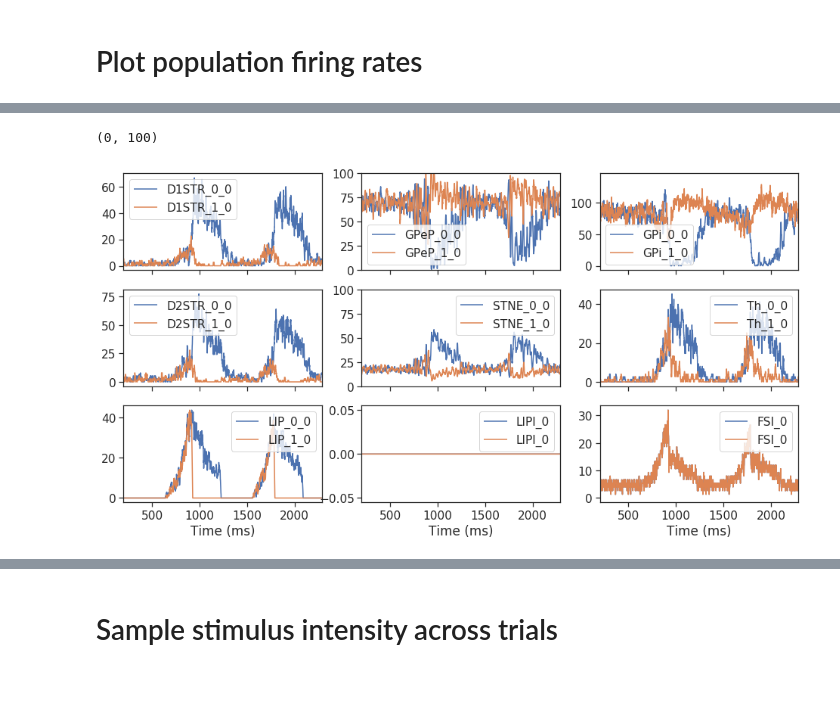
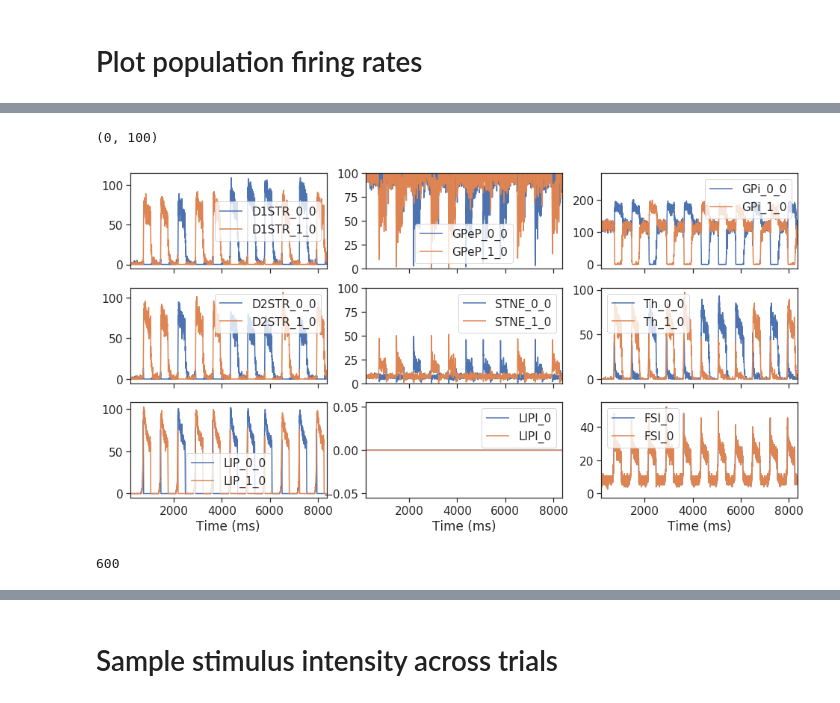
Before and after one commit to CoAxLab/CBGT, a Jupyter notebook: CBGT_PLOSCompBio2019_Demo - Continuous.ipynb, the cells around one changed output, grey strips where cells are left out. Drawn from its saved outputs; the diff is of its cells as text; code cells hidden in the pictures.

```diff
--- a/CBGT_PLOSCompBio2019_Demo - Continuous.ipynb
+++ b/CBGT_PLOSCompBio2019_Demo - Continuous.ipynb
@@ -69,28 +71,28 @@ condLevel = dict(zip(conds+['test'], cond12+[0]))
 # %%
 def get_sampling_params(scale=.05):
 
-    CxSTR      =    0.2*.7 # overrides value in netgen.py, but is also partially overridden by dpmn_w
-    CxTh       =    0.03*.1
-    CxFSI      =    0.165
-    D1STR_GPi  =    1.10*1.5 #1.07
-    D2STR_GPeP =    1.65
-    STN_GPeP_A =    0.07
-    STN_GPeP_N =    4.01
-    STN_GPi    =    0.0324
-    GPi_Th     =    0.067*0.8
-    ThSTR      =    0.34*1.5
-    ThCx       =    0.02
+#     CxSTR      =    0.2*.7 # overrides value in netgen.py, but is also partially overridden by dpmn_w
+#     CxTh       =    0.03*.1
+#     CxFSI      =    0.165
+#     D1STR_GPi  =    1.10*1.5 #1.07
+#     D2STR_GPeP =    1.65
+#     STN_GPeP_A =    0.07
+#     STN_GPeP_N =    4.01
+#     STN_GPi    =    0.0324
+#     GPi_Th     =    0.067*0.8
+#     ThSTR      =    0.34*1.5
+#     ThCx       =    0.02
 
-    CxSTR      =    0.2*.7
+    CxSTR      =    0.2*.7*.9
     CxTh       =    0.03
-    CxFSI      =    0.165
+    CxFSI      =    0.165*.8
     D1STR_GPi  =    1.10 #1.07
     D2STR_GPeP =    1.65
     STN_GPeP_A =    0.07
     STN_GPeP_N =    4.01
     STN_GPi    =    0.0324
     GPi_Th     =    0.067
-    ThSTR      =    0.34
+    ThSTR      =    0.34*.75
     ThCx       =    0.02
 
     mu = dict(Cx={'STR':CxSTR, 'Th':CxTh, 'FSI':CxFSI},
@@ -164,4 +166,7 @@ sweepcount = ng.configureSweep(0, experiment='mc', preset=preset, Start=Start,
                                WrongStim=stim, RightStim=stim, Dynamic=Dynamic,
                                rampingCTX=True,
                                conProb=conProb,
-                               conEff=conEff_i)
+                               conEff=conEff_i,
+                               dpmn_ratio=[0.0, 0.1, 0.2, 0.3, 0.4, 0.5, 0.6, 0.7, 0.8, 0.9, 1.0],
+                               dpmn_implied=[4.0, 2.0, 1.0, 0.5, 0.25, 0.125, 0.0625, 0.03125, 0.015625, 0.0078125, 0.00390625])
+sweepcount
@@ -177,5 +191,5 @@ vis.plot_trial_rates(t=0)
 # %%
-results = ng.readAllTrialResults(8,0,sweepcount,['popfreqs','popweights','popQ1s','popQ2s','dopamine', 'popEs'])
+results = ng.readAllTrialResults(3,0,sweepcount,['popfreqs','popweights','popQ1s','popQ2s','dopamine', 'popEs'])
 decisions = []
 for sn in range(sweepcount):
     decisions.append([])
@@ -183,29 +197,34 @@ for sn in range(sweepcount):
         decisions[sn].append(ng.findOutputs2(result)['decision made'])
 #decisions
 # %%
-result = results[0][0]
+result = results[68][0]
 
 f, (ax1, ax2, ax3) = plt.subplots(3, 3, figsize=(16,8), sharex=True)
 for i in range(0,result['dims']['choices']):
     result['popfreqs'].plot(x='Time (ms)', y='D1STR_'+str(i)+'_0', ax=ax1[0])
     result['popfreqs'].plot(x='Time (ms)', y='GPeP_'+str(i)+'_0', ax=ax1[1])
     result['popfreqs'].plot(x='Time (ms)', y='GPi_'+str(i)+'_0', ax=ax1[2])
     result['popfreqs'].plot(x='Time (ms)', y='D2STR_'+str(i)+'_0', ax=ax2[0])
     result['popfreqs'].plot(x='Time (ms)', y='STNE_'+str(i)+'_0', ax=ax2[1])
     result['popfreqs'].plot(x='Time (ms)', y='Th_'+str(i)+'_0', ax=ax2[2])
     result['popfreqs'].plot(x='Time (ms)', y='LIP_'+str(i)+'_0', ax=ax3[0])
     result['popfreqs'].plot(x='Time (ms)', y='LIPI_0', ax=ax3[1])
     result['popfreqs'].plot(x='Time (ms)', y='FSI'+'_0', ax=ax3[2])
 
 for ax, axx, axxx in zip(ax1, ax2, ax3):
     ax.set_xlim(200, ax.get_xlim()[-1])#(750,900)#
     axx.set_xlim(200, axx.get_xlim()[-1])#(750,900)#
     axxx.set_xlim(200, axxx.get_xlim()[-1])#(750,900)#
 
 ax2[1].set_ylim(0,100)
 ax1[1].set_ylim(0,100)
 
 #plt.savefig('FR_ramping.png', dpi=400)
 # %% [output]
 (0, 100)
-[figure, old version]
+[figure, new version]
+# %%
+result = results[10][2]
+result['Start']
+# %% [output]
+600
```
Also changed, not shown: parts of 16 cells of this notebook.
